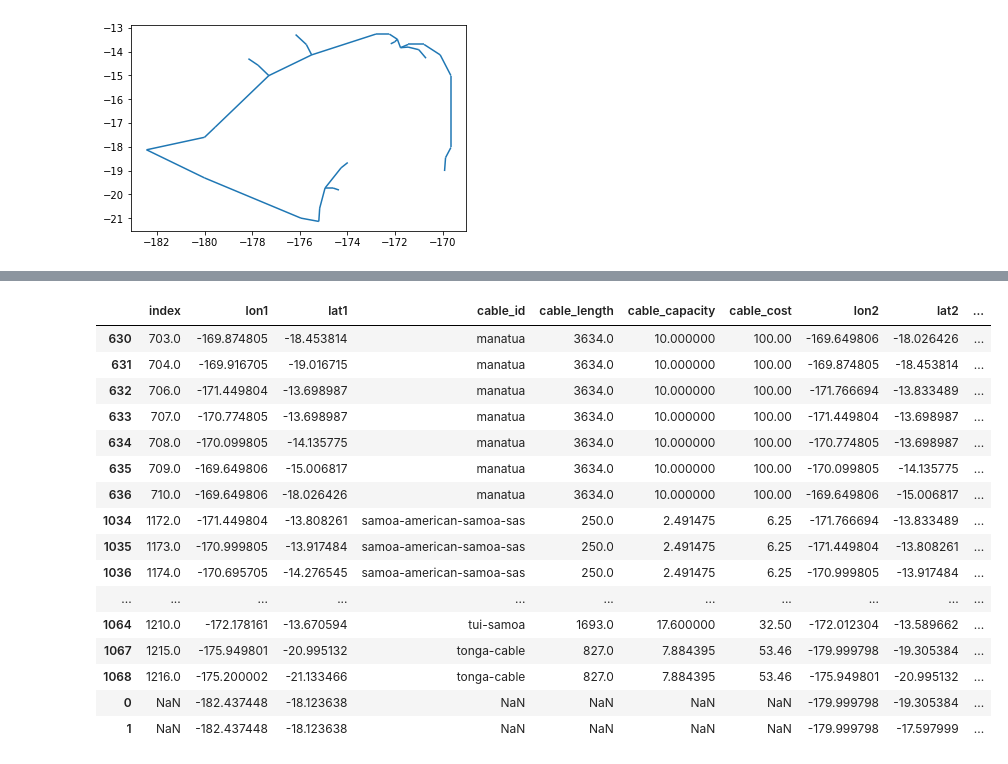
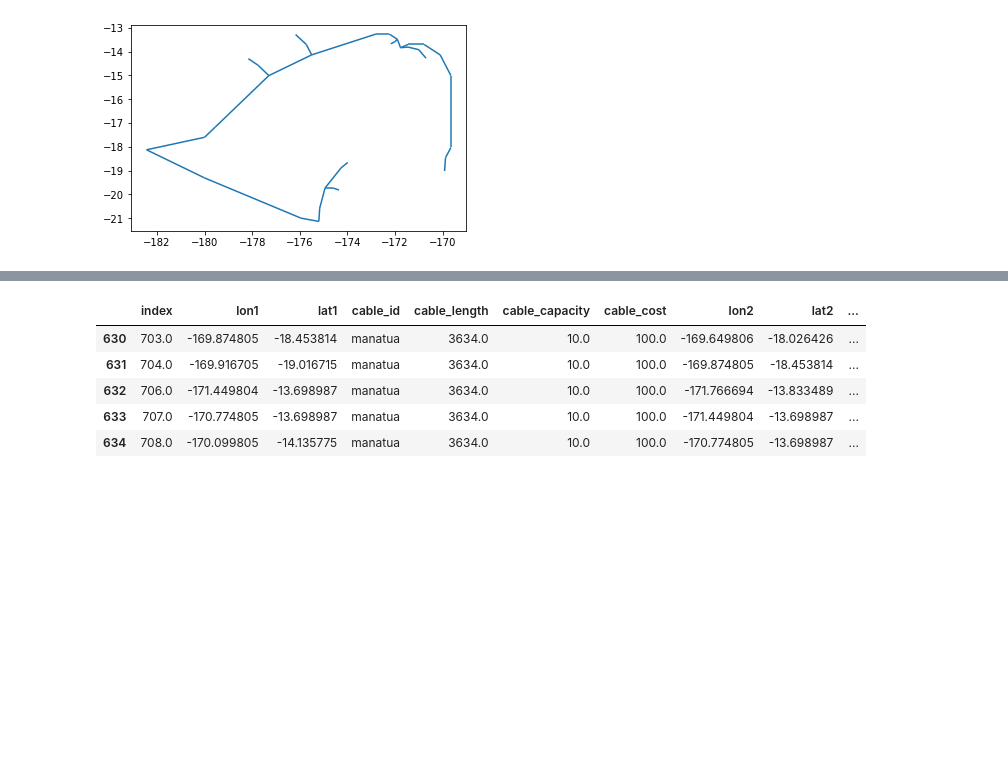
Before and after one commit to Hypergear/UCL_Dissertation, a Jupyter notebook: Code/network/network_diagram_centrality.ipynb, the cells around one changed output, grey strips where cells are left out. Cells and saved outputs as stored; diff of their text form; code cells hidden in the pictures; blank space fills up the shorter version.

```diff
--- a/Code/network/network_diagram_centrality.ipynb
+++ b/Code/network/network_diagram_centrality.ipynb
@@ -346,25 +372,14 @@ def chinese_postman():
     return target_gdf
 chinese_postman_gdf = chinese_postman()
 # %%
-pacific_cable_gps
+pacific_cable_gps.head(5)
 # %% [output]
 |  | index | lon1 | lat1 | cable_id | cable_length | cable_capacity | cable_cost | lon2 | lat2 | ... |
-| 630 | 703.0 | -169.874805 | -18.453814 | manatua | 3634.0 | 10.000000 | 100.00 | -169.649806 | -18.026426 | ... |
-| 631 | 704.0 | -169.916705 | -19.016715 | manatua | 3634.0 | 10.000000 | 100.00 | -169.874805 | -18.453814 | ... |
-| 632 | 706.0 | -171.449804 | -13.698987 | manatua | 3634.0 | 10.000000 | 100.00 | -171.766694 | -13.833489 | ... |
-| 633 | 707.0 | -170.774805 | -13.698987 | manatua | 3634.0 | 10.000000 | 100.00 | -171.449804 | -13.698987 | ... |
-| 634 | 708.0 | -170.099805 | -14.135775 | manatua | 3634.0 | 10.000000 | 100.00 | -170.774805 | -13.698987 | ... |
-| 635 | 709.0 | -169.649806 | -15.006817 | manatua | 3634.0 | 10.000000 | 100.00 | -170.099805 | -14.135775 | ... |
-| 636 | 710.0 | -169.649806 | -18.026426 | manatua | 3634.0 | 10.000000 | 100.00 | -169.649806 | -15.006817 | ... |
-| 1034 | 1172.0 | -171.449804 | -13.808261 | samoa-american-samoa-sas | 250.0 | 2.491475 | 6.25 | -171.766694 | -13.833489 | ... |
-| 1035 | 1173.0 | -170.999805 | -13.917484 | samoa-american-samoa-sas | 250.0 | 2.491475 | 6.25 | -171.449804 | -13.808261 | ... |
-| 1036 | 1174.0 | -170.695705 | -14.276545 | samoa-american-samoa-sas | 250.0 | 2.491475 | 6.25 | -170.999805 | -13.917484 | ... |
-| ... | ... | ... | ... | ... | ... | ... | ... | ... | ... | ... |
-| 1064 | 1210.0 | -172.178161 | -13.670594 | tui-samoa | 1693.0 | 17.600000 | 32.50 | -172.012304 | -13.589662 | ... |
-| 1067 | 1215.0 | -175.949801 | -20.995132 | tonga-cable | 827.0 | 7.884395 | 53.46 | -179.999798 | -19.305384 | ... |
-| 1068 | 1216.0 | -175.200002 | -21.133466 | tonga-cable | 827.0 | 7.884395 | 53.46 | -175.949801 | -20.995132 | ... |
-| 0 | NaN | -182.437448 | -18.123638 | NaN | NaN | NaN | NaN | -179.999798 | -19.305384 | ... |
-| 1 | NaN | -182.437448 | -18.123638 | NaN | NaN | NaN | NaN | -179.999798 | -17.597999 | ... |
+| 630 | 703.0 | -169.874805 | -18.453814 | manatua | 3634.0 | 10.0 | 100.0 | -169.649806 | -18.026426 | ... |
+| 631 | 704.0 | -169.916705 | -19.016715 | manatua | 3634.0 | 10.0 | 100.0 | -169.874805 | -18.453814 | ... |
+| 632 | 706.0 | -171.449804 | -13.698987 | manatua | 3634.0 | 10.0 | 100.0 | -171.766694 | -13.833489 | ... |
+| 633 | 707.0 | -170.774805 | -13.698987 | manatua | 3634.0 | 10.0 | 100.0 | -171.449804 | -13.698987 | ... |
+| 634 | 708.0 | -170.099805 | -14.135775 | manatua | 3634.0 | 10.0 | 100.0 | -170.774805 | -13.698987 | ... |
 # %%
 # world_basemap = gpd.read_file('/Users/dijiongyuequ/Downloads/GitHub/UCL_work/CW/Digital_Visualisation/CW2/dataset/World_Countries.geojson')
 fig     = plt.figure(figsize=(8,8),dpi = 100)
```
Also changed, not shown: parts of 14 cells of this notebook, 5 other files.
